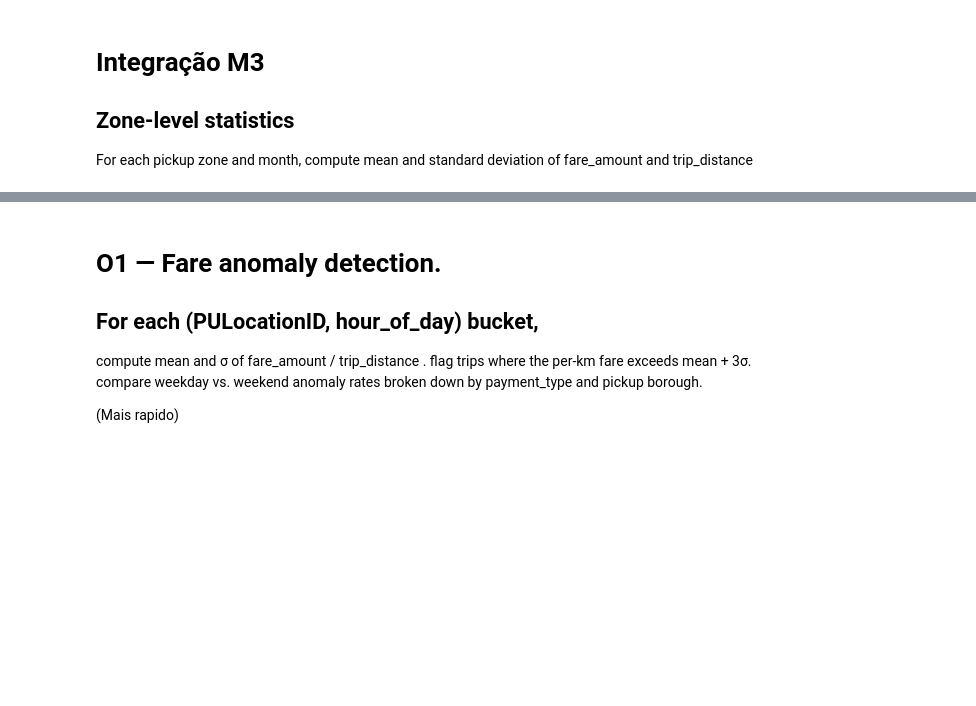
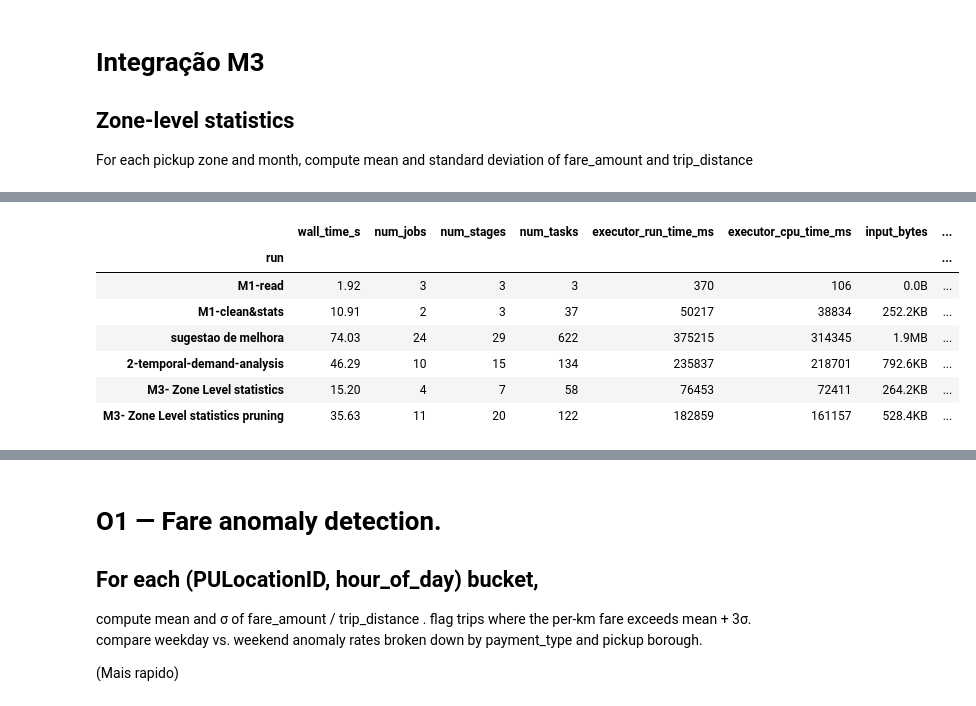
Before and after one commit to RCarretas/CP-77904-77935, a Jupyter notebook: apps/main.ipynb, the cells around one changed output, grey strips where cells are left out. Saved outputs shown, nothing was run; the diff lists cells and outputs as text; code cells hidden in the pictures; blank space fills up the shorter version.

```diff
--- a/apps/main.ipynb
+++ b/apps/main.ipynb
@@ -80,0 +161,5 @@ with (((profiler.profile("1-ingestion-cleaning")))):
+# %%
+with profiler.profile("M1-read"):
+    trips = load_trips(years, months)
+    zones = spark.read.csv(dataFolder + "taxi_zone_lookup.csv",
+                           header=True, schema=ZONES_SCHEMA)
@@ -80,0 +170,10 @@ with (((profiler.profile("1-ingestion-cleaning")))):
+# %%
+with profiler.profile("M1-clean&stats"):
+    bad     = make_bad_flags(INVALID)
+    any_bad = any_true(list(bad.values()))
+    stats       = cleaning_stats(trips, bad, any_bad)
+    trips_typed = clean_trips(trips, any_bad)
+    stats_pdf = stats.toPandas().sort_values("file_year")
+
+display(stats_pdf.set_index("file_year").T)
+display(profiler.report())
@@ -174,0 +483,50 @@ with (profiler.profile("M3- Zone Level statistics")):
+# %%
+with (profiler.profile("M3- Zone Level statistics pruning")):
+
+    trips_m3 = trips_typed.select("PULocationID", "tpep_pickup_datetime", "DOLocationID")
+    zones_m3 = zones.select("LocationID", "Borough", "Zone")
+
+    joined = trips_m3.join(zones_m3, trips_m3.PULocationID == zones_m3.LocationID)
+
+    monthly = (joined
+    .withColumn("month", F.date_trunc("month", "tpep_pickup_datetime"))
+    .groupBy("Borough", "Zone", "month")
+    .agg(F.count("*").alias("trip_count")))
+    w = Window.partitionBy("Borough", "month").orderBy(F.desc("trip_count"))
+    ranked = monthly.withColumn("rank", F.dense_rank().over(w))
+    ranked.orderBy("Borough", "month", "rank").show()
+
+    ##### quota
+    m = monthly.withColumn("month_idx", F.year("month") * 12 + F.month("month"))
+
+
+    w_zone = (Window.partitionBy("Borough", "Zone")
+                    .orderBy("month_idx")
+                    .rangeBetween(-2, 0))
+
+    zone_roll = m.withColumn("zone_3m", F.sum("trip_count").over(w_zone))
+
+    borough_month = (m.groupBy("Borough", "month_idx")
+                      .agg(F.sum("trip_count").alias("borough_count")))
+
+
+    w_borough = (Window.partitionBy("Borough")
+                       .orderBy("month_idx")
+                       .rangeBetween(-2, 0))
+
+    borough_roll = (borough_month
+        .withColumn("borough_3m", F.sum("borough_count").over(w_borough))
+        .select("Borough", "month_idx", "borough_3m"))
+
+
+    share = (zone_roll
+        .join(borough_roll, ["Borough", "month_idx"])
+        .withColumn("share_3m", F.round(F.col("zone_3m") / F.col("borough_3m"), 4))
+        .select("Borough", "Zone", "month", "trip_count", "zone_3m", "borough_3m", "share_3m"))
+
+    share.orderBy("Borough", "Zone", "month").show(20, truncate=False)
+
+
+
+profiler.report()
+# %% [output]
@@ -174,0 +550,8 @@ with (profiler.profile("M3- Zone Level statistics")):
+|  | wall_time_s | num_jobs | num_stages | num_tasks | executor_run_time_ms | executor_cpu_time_ms | input_bytes | ... |
+| run |  |  |  |  |  |  |  | ... |
+| M1-read | 1.92 | 3 | 3 | 3 | 370 | 106 | 0.0B | ... |
+| M1-clean&stats | 10.91 | 2 | 3 | 37 | 50217 | 38834 | 252.2KB | ... |
+| sugestao de melhora | 74.03 | 24 | 29 | 622 | 375215 | 314345 | 1.9MB | ... |
+| 2-temporal-demand-analysis | 46.29 | 10 | 15 | 134 | 235837 | 218701 | 792.6KB | ... |
+| M3- Zone Level statistics | 15.20 | 4 | 7 | 58 | 76453 | 72411 | 264.2KB | ... |
+| M3- Zone Level statistics pruning | 35.63 | 11 | 20 | 122 | 182859 | 161157 | 528.4KB | ... |
```
Also changed, not shown: parts of 14 cells of this notebook, 1 other file.
